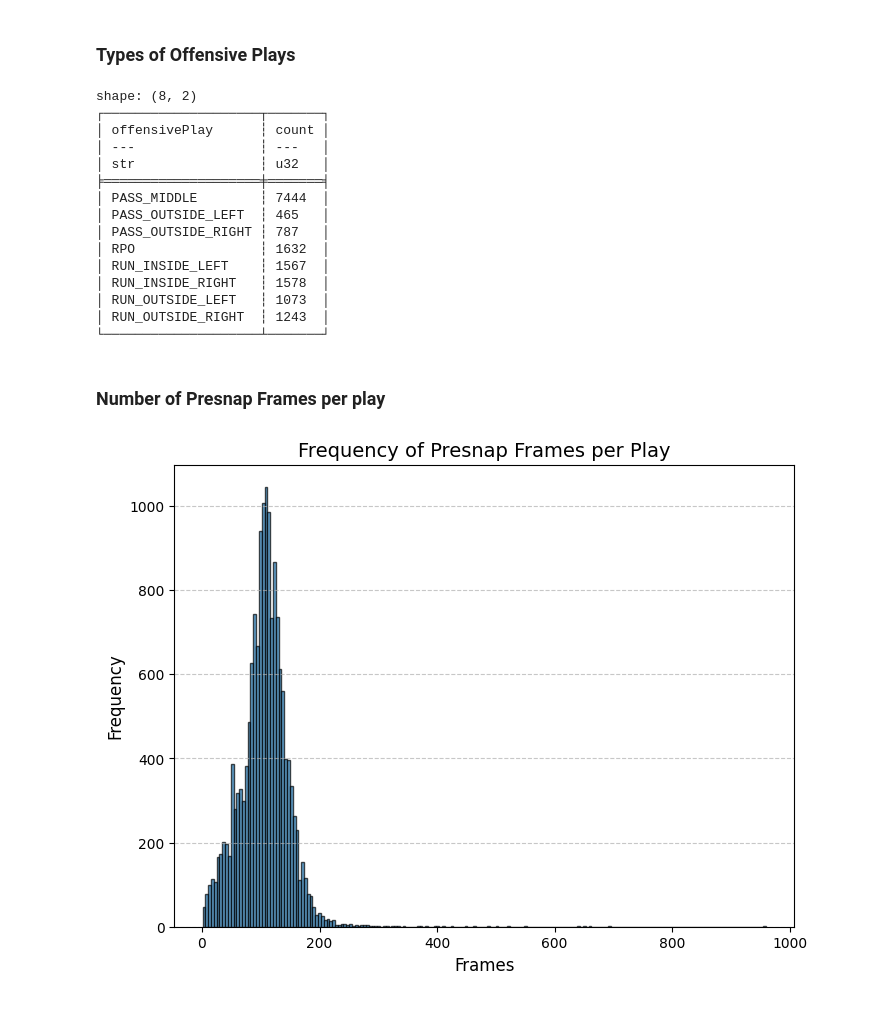
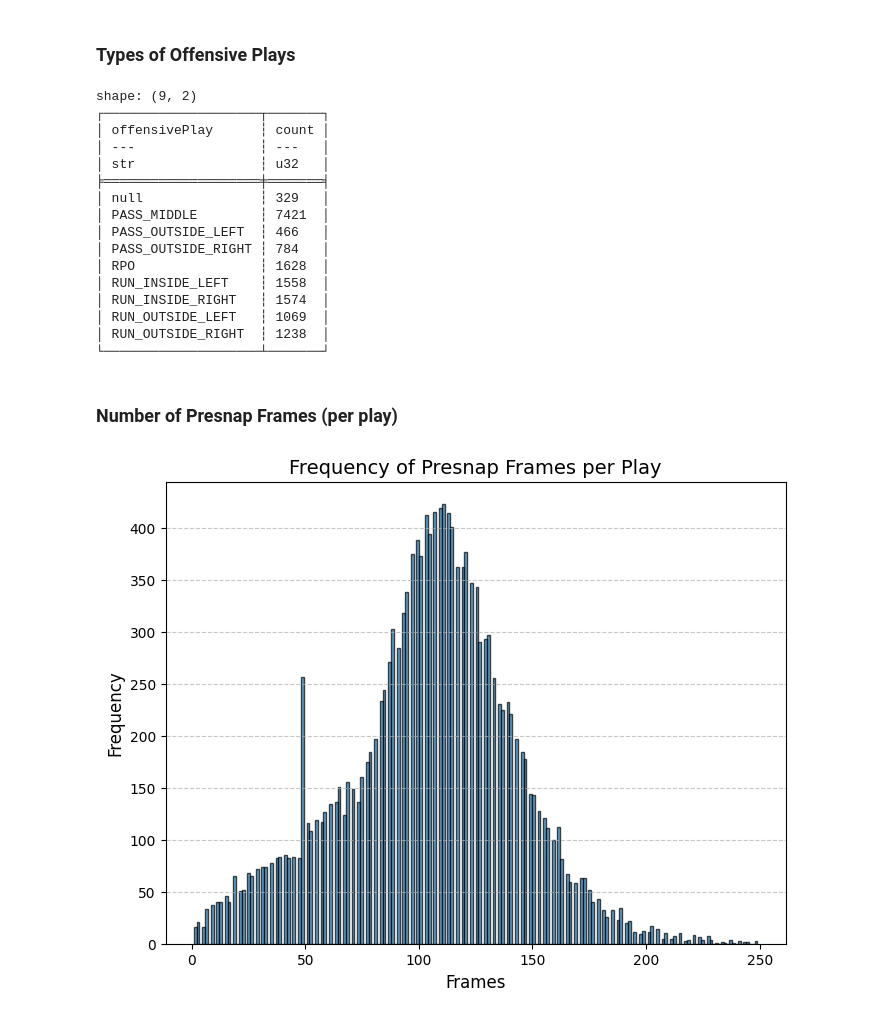
Before and after one commit to ZekeWeng/BigDataBowl2025, a Jupyter notebook: information.ipynb, the cells around one changed output. Saved outputs shown, nothing was run; the diff lists cells and outputs as text; code cells hidden in the pictures.

```diff
--- a/information.ipynb
+++ b/information.ipynb
@@ -5,0 +3,7 @@ presnap_defense = pl.read_csv("data/outputs/presnap_defense.csv", null_values=["
+# %%
+weeks = []
+for week in range(1,10):
+    df = pl.read_csv(f"/Users/zekeweng/Dropbox/BigDataBowl/presnap/week_{week}.csv", null_values=["NA"])
+    weeks.append(df)
+
+presnap = pl.concat(weeks)
@@ -36,7 +46,8 @@ shape: (9, 2)
 ### Types of Offensive Plays
 # %%
 offensive_plays = (
-    presnap_defense.group_by(["gameId", "playId"])
+    presnap
+    .group_by(["gameId", "playId"])
     .agg(pl.col("offensivePlay").first().alias("offensivePlay"))
     .group_by("offensivePlay")
     .agg(pl.len().alias("count"))
@@ -45,41 +56,43 @@ offensive_plays = (
 
 print(offensive_plays)
 # %% [output]
-shape: (8, 2)
+shape: (9, 2)
 ┌────────────────────┬───────┐
 │ offensivePlay      ┆ count │
 │ ---                ┆ ---   │
 │ str                ┆ u32   │
 ╞════════════════════╪═══════╡
-│ PASS_MIDDLE        ┆ 7444  │
-│ PASS_OUTSIDE_LEFT  ┆ 465   │
-│ PASS_OUTSIDE_RIGHT ┆ 787   │
-│ RPO                ┆ 1632  │
-│ RUN_INSIDE_LEFT    ┆ 1567  │
-│ RUN_INSIDE_RIGHT   ┆ 1578  │
-│ RUN_OUTSIDE_LEFT   ┆ 1073  │
-│ RUN_OUTSIDE_RIGHT  ┆ 1243  │
+│ null               ┆ 329   │
+│ PASS_MIDDLE        ┆ 7421  │
+│ PASS_OUTSIDE_LEFT  ┆ 466   │
+│ PASS_OUTSIDE_RIGHT ┆ 784   │
+│ RPO                ┆ 1628  │
+│ RUN_INSIDE_LEFT    ┆ 1558  │
+│ RUN_INSIDE_RIGHT   ┆ 1574  │
+│ RUN_OUTSIDE_LEFT   ┆ 1069  │
+│ RUN_OUTSIDE_RIGHT  ┆ 1238  │
 └────────────────────┴───────┘
 # %% [markdown]
-### Number of Presnap Frames per play
+### Number of Presnap Frames (per play)
 # %%
 import polars as pl
 import matplotlib.pyplot as plt
 
 result = (
-    presnap_offense.group_by(["gameId", "playId"])
+    presnap
+    .group_by(["gameId", "playId"])
     .agg(pl.col("frameId").max().alias("max_frameId"))
     .sort(["gameId", "playId"])
 )
 
 max_frame_ids = result["max_frameId"].to_pandas()
 
 plt.figure(figsize=(8, 6))
 plt.hist(max_frame_ids, bins=200, edgecolor="black", alpha=0.7)
 plt.xlabel("Frames", fontsize=12)
 plt.ylabel("Frequency", fontsize=12)
 plt.title("Frequency of Presnap Frames per Play", fontsize=14)
 plt.grid(axis="y", linestyle="--", alpha=0.7)
 plt.show()
 # %% [output]
-[figure, old version]
+[figure, new version]
```
Also changed, not shown: parts of 7 cells of this notebook.
